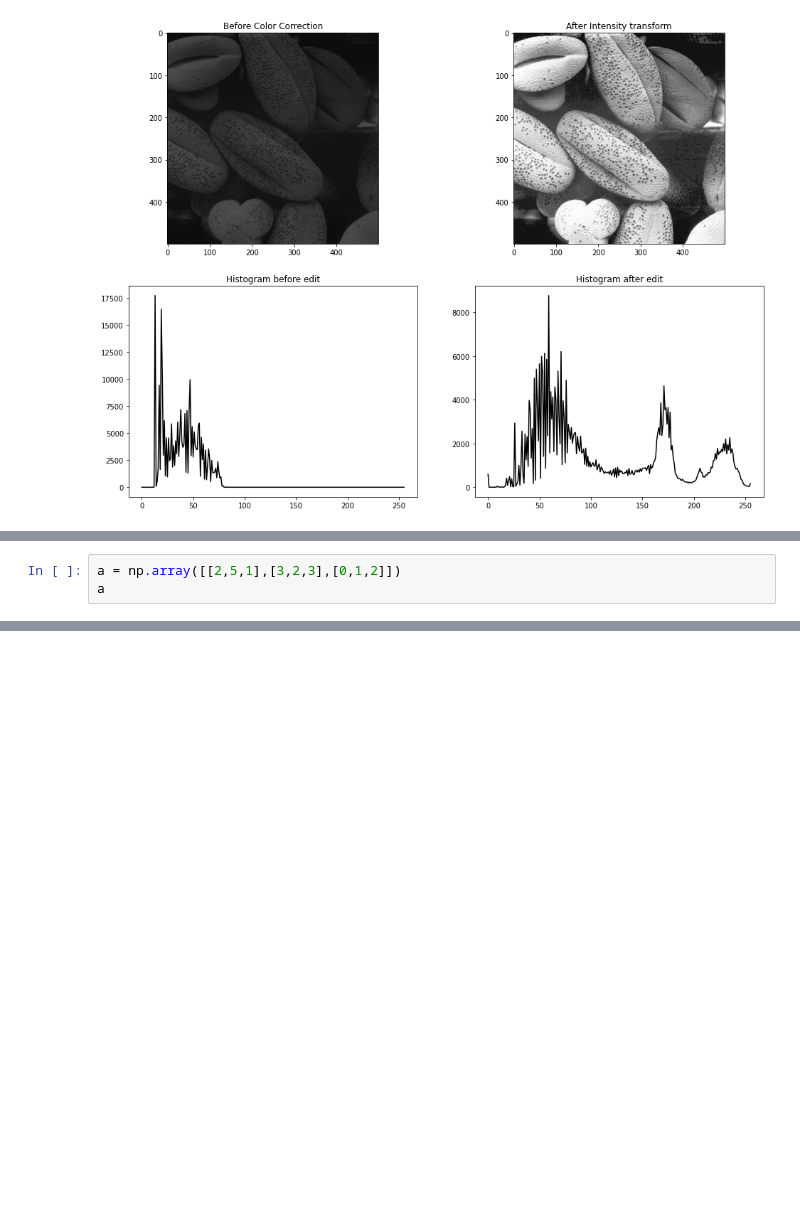
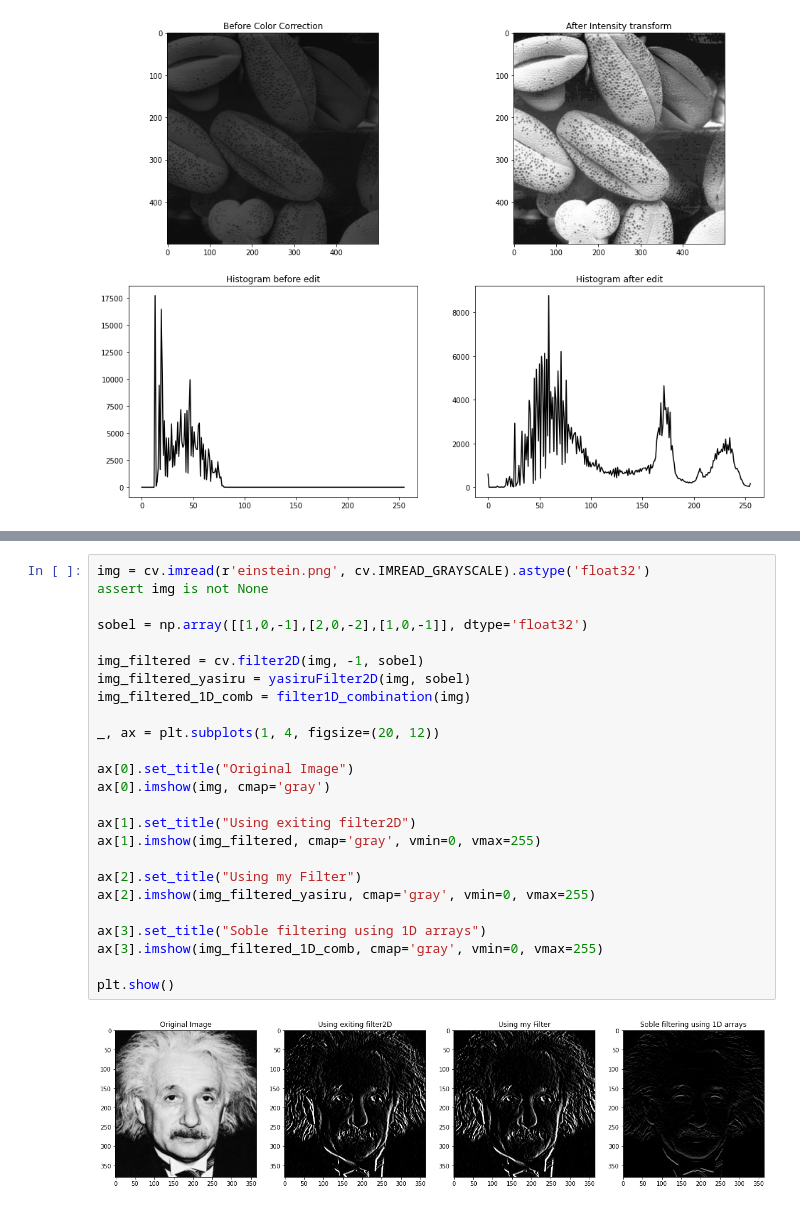
Before and after one commit to YSK-Machine-Vision-EN2550/Assignment_1, a Jupyter notebook: Book1.ipynb, the cells around one changed output, grey strips where cells are left out. Saved outputs shown, nothing was run; the diff lists cells and outputs as text; blank space fills up the shorter version.

```diff
--- a/Book1.ipynb
+++ b/Book1.ipynb
@@ -464,3 +200,0 @@ array([[ 1.,  0., -1.],
-# %%
-a = np.array([[2,5,1],[3,2,3],[0,1,2]])
-a
@@ -480,0 +430,27 @@ np.sum(a * sobel)
+# %%
+img = cv.imread(r'einstein.png', cv.IMREAD_GRAYSCALE).astype('float32')
+assert img is not None
+
+sobel = np.array([[1,0,-1],[2,0,-2],[1,0,-1]], dtype='float32')
+
+img_filtered = cv.filter2D(img, -1, sobel)
+img_filtered_yasiru = yasiruFilter2D(img, sobel)
+img_filtered_1D_comb = filter1D_combination(img)
+
+_, ax = plt.subplots(1, 4, figsize=(20, 12))
+
+ax[0].set_title("Original Image")
+ax[0].imshow(img, cmap='gray')
+
+ax[1].set_title("Using exiting filter2D")
+ax[1].imshow(img_filtered, cmap='gray', vmin=0, vmax=255)
+
+ax[2].set_title("Using my Filter")
+ax[2].imshow(img_filtered_yasiru, cmap='gray', vmin=0, vmax=255)
+
+ax[3].set_title("Soble filtering using 1D arrays")
+ax[3].imshow(img_filtered_1D_comb, cmap='gray', vmin=0, vmax=255)
+
+plt.show()
+# %% [output]
+[figure, added]
```
Also changed, not shown: parts of 33 cells of this notebook.
